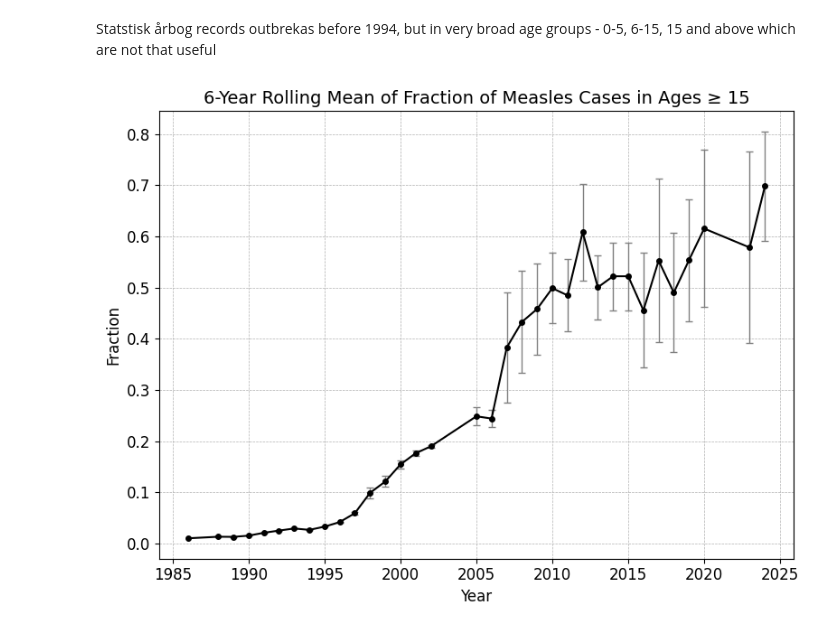
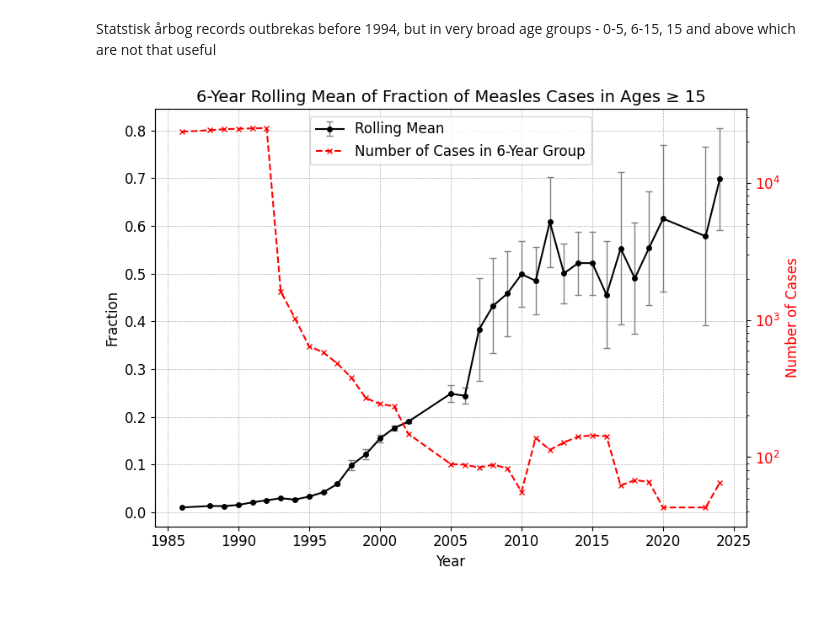
Before and after one commit to AlfredBendtzonHansen/measles-network-DK, a Jupyter notebook: vax_plots.ipynb, the cells around one changed output. Saved outputs shown, nothing was run; the diff lists cells and outputs as text; code cells hidden in the pictures.

```diff
--- a/vax_plots.ipynb
+++ b/vax_plots.ipynb
@@ -337,8 +440,8 @@ outbreak_age['Fraction_above_15'] = outbreak_age['15_above'] / outbreak_age['Tot
 outbreak_age['Fraction_below_15'] = outbreak_age['15_below'] / outbreak_age['Total_Cases']
 # %%
 # Extract relevant columns from both DataFrames
-outbreak_age_rel = outbreak_age[['Year', 'Fraction_above_15', 'Fraction_below_15']]
-outbreak_age_pre_1994_rel = outbreak_age_pre_1994[['Year', 'Fraction_above_15', 'Fraction_below_15']]
+outbreak_age_rel = outbreak_age[['Year', 'Fraction_above_15', 'Fraction_below_15','Total_Cases']]
+outbreak_age_pre_1994_rel = outbreak_age_pre_1994[['Year', 'Fraction_above_15', 'Fraction_below_15','Total_Cases']]
 
 # Combine the DataFrames
 combined_df = pd.concat([outbreak_age_pre_1994_rel,outbreak_age_rel], ignore_index=True)
@@ -357,12 +460,13 @@ combined_df = combined_df.dropna()
 # Compute the rolling 5-year mean of 'Fraction_Above'
 combined_df['Fraction_Above_RollingMean'] = combined_df['Fraction_above_15'].rolling(window=6, min_periods=1).mean()
 combined_df['std'] = combined_df['Fraction_above_15'].rolling(window=6, min_periods=1).var()
+combined_df['sum'] = combined_df['Total_Cases'].rolling(window=6, min_periods=1).sum()
 
 # Reset the index
 combined_df.reset_index(inplace=True)
 
 # Extract the desired columns
-result_df = combined_df[['Year', 'Fraction_Above_RollingMean','Fraction_above_15', 'Fraction_below_15','std']]
+result_df = combined_df[['Year', 'Fraction_Above_RollingMean','Fraction_above_15', 'Fraction_below_15','std','sum']]
 # %%
 # Set the style for a clean
 
@@ -376,33 +480,63 @@ ax.errorbar(
     yerr=result_df['std'],
     fmt='o-',                   # Line with circle markers
     ecolor='gray',              # Error bar color
     elinewidth=1,               # Error bar line width
     capsize=3,                  # Error bar cap size
     capthick=1,                 # Error bar cap thickness
     color='black',               # Line color
-    markersize=4,               # Marker size
+    markersize=4,
+    label = "Rolling Mean"            # Marker size
 )
 
 # Set axis labels with larger font size
 ax.set_xlabel('Year', fontsize=12)
 ax.set_ylabel('Fraction', fontsize=12)
 
 # Set the title with larger font size
 ax.set_title('6-Year Rolling Mean of Fraction of Measles Cases in Ages ≥ 15', fontsize=14)
 
 # Set tick parameters for readability
 ax.tick_params(axis='both', which='major', labelsize=12)
 
 # Add grid lines for better readability
 ax.grid(True, which='both', linestyle='--', linewidth=0.5)
 
 # Tight layout to ensure everything fits without overlap
 plt.tight_layout()
 
+# Create a secondary y-axis
+ax2 = ax.twinx()
+
+# Set the y-axis scale of the secondary axis to logarithmic
+ax2.set_yscale('log')
+
+# Plot the same data on the secondary axis without error bars
+ax2.plot(
+    result_df['Year'],
+    result_df['sum'],
+    color='red',
+    linestyle='--',
+    marker='x',
+    markersize=5,
+    label='Number of Cases in 6-Year Group'
+)
+
+# Set the y-axis label for the secondary axis
+ax2.set_ylabel('Number of Cases', fontsize=12, color='red')
+ax2.tick_params(axis='y', labelcolor='red', labelsize=12)
+
+# Combine legends from both axes
+lines_1, labels_1 = ax.get_legend_handles_labels()
+lines_2, labels_2 = ax2.get_legend_handles_labels()
+ax.legend(lines_1 + lines_2, labels_1 + labels_2, loc='upper center', fontsize=12)
+
+
+
 # Save the figure in high resolution (optional)
-plt.savefig('Plots/measles_cases_rolling_mean.png', dpi=400)
+plt.savefig('Plots/measles_cases_rolling_mean.pdf', dpi=400, bbox_inches='tight')
+
 
 # Display the plot
 plt.show()
 # %% [output]
-[figure, old version]
+[figure, new version]
```
Also changed, not shown: parts of 11 cells of this notebook, 8 other files.
